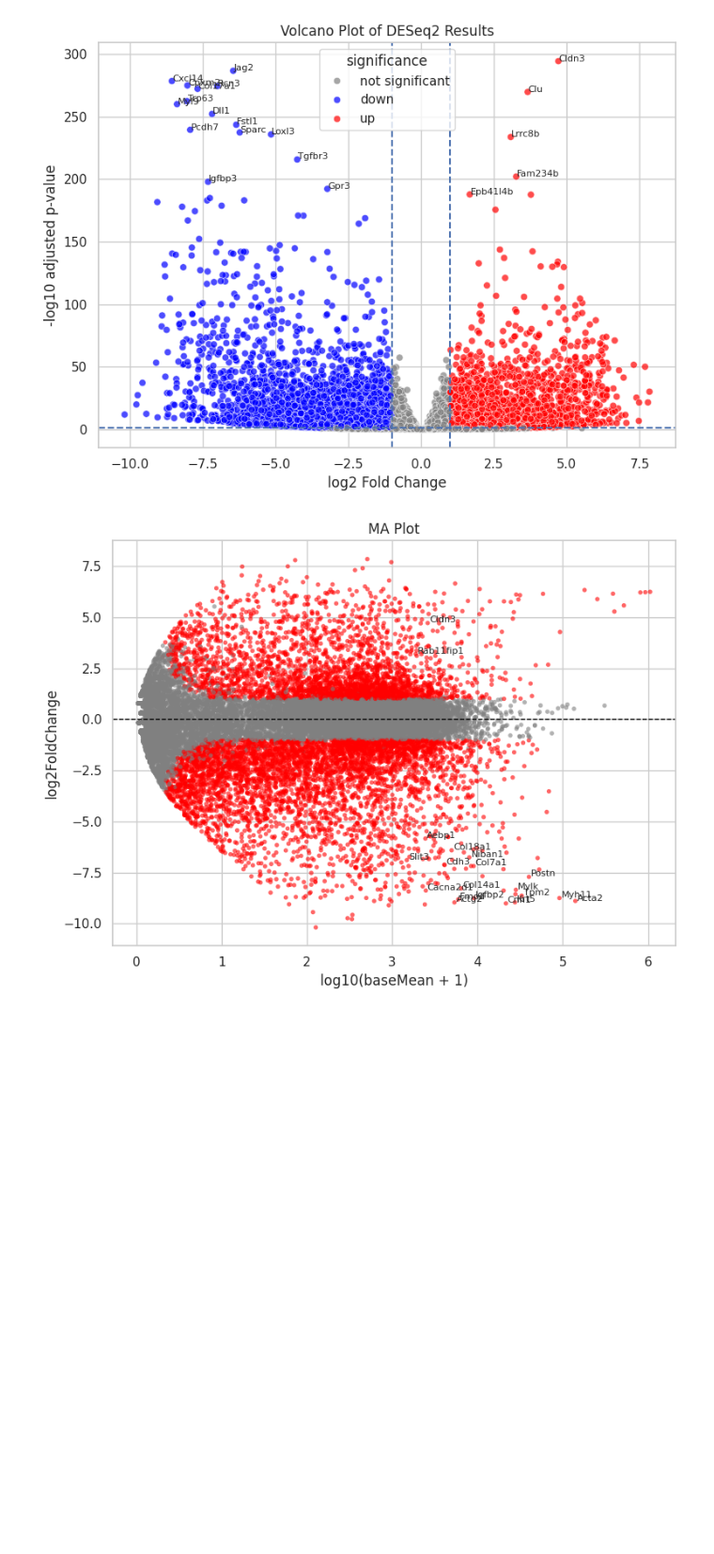
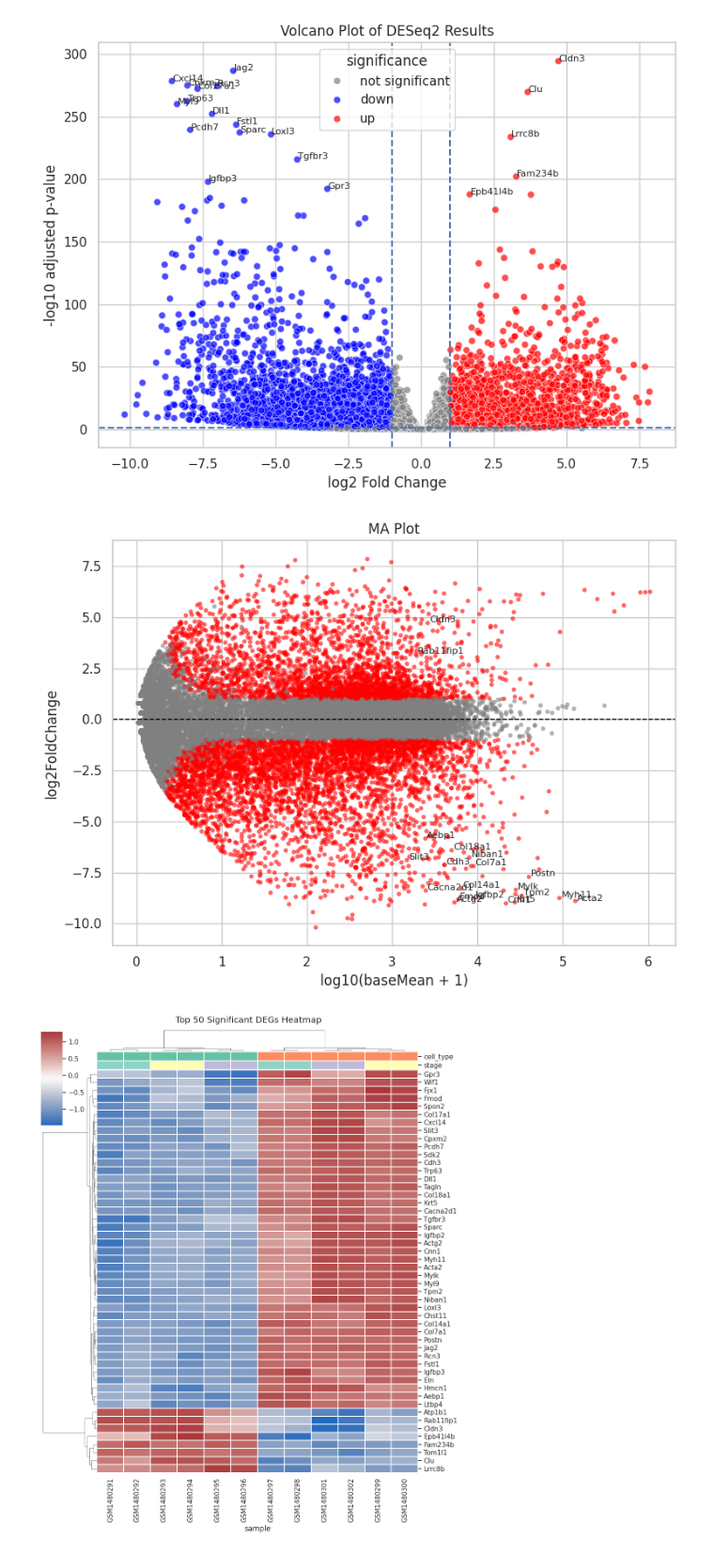
Before and after one commit to RongMonica/RNAseq_pipeline, a Jupyter notebook: scripts/04_deg_visualization_enrichment.ipynb, the cells around one changed output. Shown at 94% size. Saved outputs shown, nothing was run; the diff lists cells and outputs as text; code cells hidden in the pictures; blank space fills up the shorter version.

Commit message:
Add DEG heatmap and save plots to local output folder

```diff
--- a/scripts/04_deg_visualization_enrichment.ipynb
+++ b/scripts/04_deg_visualization_enrichment.ipynb
@@ -150,3 +154,64 @@ plt.tight_layout()
 plt.show()
 # %% [output]
 [figure]
+# %%
+# heatmap plot
+# use the loaded matrix earlier (normalized "vst_matrix" for PCA and "deg_matrix" for volcano/ma plots)
+# if need to reload:
+# vst_matrix = pd.read_csv(project_root / "quants" / "GSE60450_vst_matrix.csv", index_col=0)
+# deg_matrix = pd.read_csv(project_root / "quants" / "GSE60450_deseq2_results.csv", index_col=0)
+# metadata = pd.read_csv(project_root / "quants" / "GSE60450_metadata.csv", index_col=0)
+
+# select top 50 significant DEGs for the heatmap
+heatmap_deg_df = deg_matrix[["gene_name", "padj", "log2FoldChange"]].copy()
+heatmap_deg_df = heatmap_deg_df.dropna(subset=["padj", "log2FoldChange"])
+heatmap_deg_df = heatmap_deg_df[heatmap_deg_df["padj"] < 0.05]
+heatmap_deg_df = heatmap_deg_df.sort_values("padj").head(50)
+
+# keep only genes that are present in the VST matrix
+heatmap_deg_df.index = heatmap_deg_df.index.astype(str)
+vst_matrix.columns = vst_matrix.columns.astype(str)
+heatmap_gene_ids = [gene_id for gene_id in heatmap_deg_df.index if gene_id in vst_matrix.columns]
+heatmap_matrix = vst_matrix[heatmap_gene_ids].T
+
+# z-score by gene so relative sample-level differences are easier to compare
+heatmap_matrix_z = heatmap_matrix.sub(heatmap_matrix.mean(axis=1), axis=0)
+heatmap_matrix_z = heatmap_matrix_z.div(heatmap_matrix.std(axis=1).replace(0, np.nan), axis=0)
+heatmap_matrix_z = heatmap_matrix_z.fillna(0)
+
+# use gene symbols when available
+gene_names = heatmap_deg_df.loc[heatmap_gene_ids, "gene_name"].fillna("")
+heatmap_gene_labels = []
+for gene_id, gene_name in zip(heatmap_gene_ids, gene_names):
+    if gene_name:
+        heatmap_gene_labels.append(gene_name)
+    else:
+        heatmap_gene_labels.append(gene_id)
+heatmap_matrix_z.index = heatmap_gene_labels
+
+# annotate samples by cell type and stage
+metadata_heatmap = metadata.reindex(heatmap_matrix_z.columns)  # make sure the sample name match
+cell_type_palette = dict(zip(metadata_heatmap["cell_type"].unique(), sns.color_palette("Set2", metadata_heatmap["cell_type"].nunique())))
+stage_palette = dict(zip(metadata_heatmap["stage"].unique(), sns.color_palette("Set3", metadata_heatmap["stage"].nunique())))
+col_colors = pd.DataFrame({
+    "cell_type": metadata_heatmap["cell_type"].map(cell_type_palette),
+    "stage": metadata_heatmap["stage"].map(stage_palette),
+}, index=metadata_heatmap.index)
+
+# draw clustered heatmap
+heatmap_grid = sns.clustermap(
+    heatmap_matrix_z,
+    cmap="vlag",
+    col_colors=col_colors,
+    figsize=(10, 12),
+    linewidths=0.2,
+    xticklabels=True,
+    yticklabels=True,
+    dendrogram_ratio=(0.15, 0.05), # (row, column)
+    colors_ratio=0.02
+)
+heatmap_grid.fig.suptitle("Top 50 Significant DEGs Heatmap", y=1.01)
+heatmap_grid.savefig(project_root / "plots" / "heatmap.png", dpi=300, bbox_inches="tight")
+plt.show()
+# %% [output]
+[figure, added]
```
Also changed, not shown: parts of 3 cells of this notebook.
